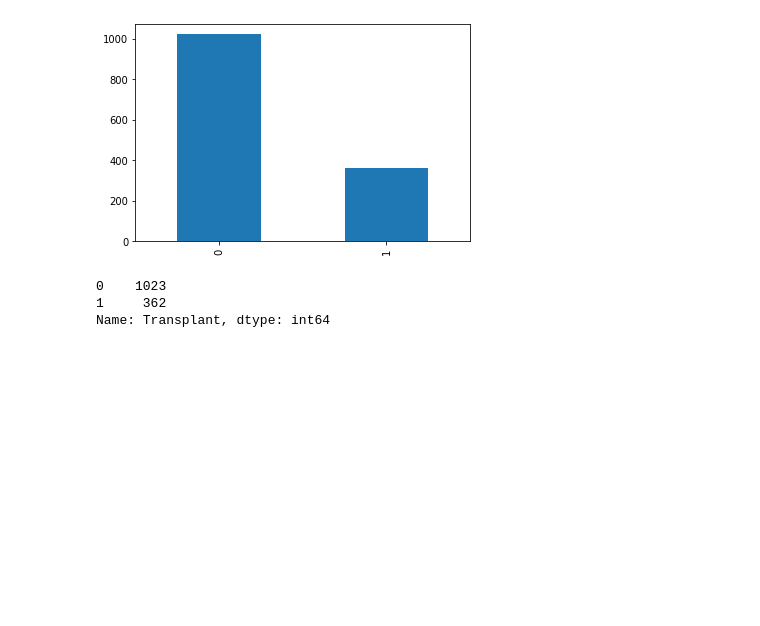
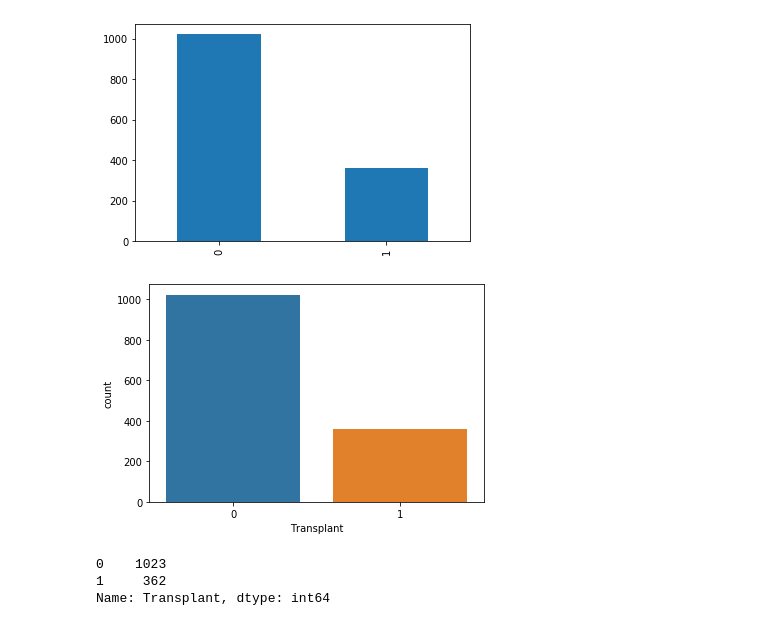
Before and after one commit to befowle/Classification, a Jupyter notebook: HepC_data_clean_explore.ipynb, the cells around one changed output. Drawn from its saved outputs; the diff is of its cells as text; code cells hidden in the pictures; blank space fills up the shorter version.

```diff
--- a/HepC_data_clean_explore.ipynb
+++ b/HepC_data_clean_explore.ipynb
@@ -87,6 +94,11 @@ data['Transplant'].value_counts().plot(kind='bar')
 # %% [output]
 <matplotlib.axes._subplots.AxesSubplot at 0x...>
 [figure]
+# %%
+#sns.set(style="darkgrid")
+ax = sns.countplot(x="Transplant", data=data)
+# %% [output]
+[figure, added]
 # %%
 data['Transplant'].value_counts()
 # %% [output]
```
Also changed, not shown: parts of 51 cells of this notebook.
